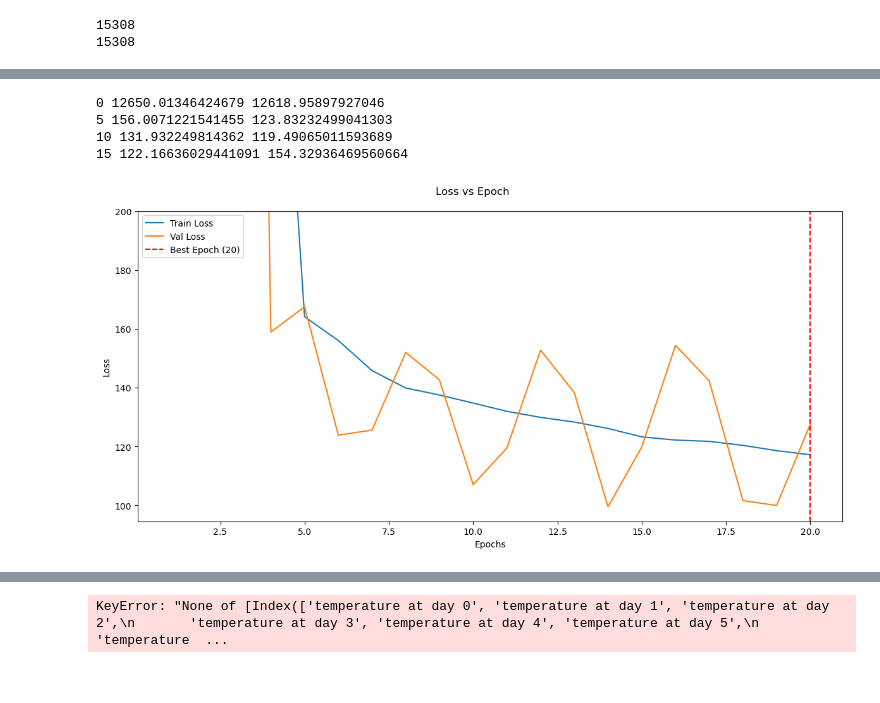
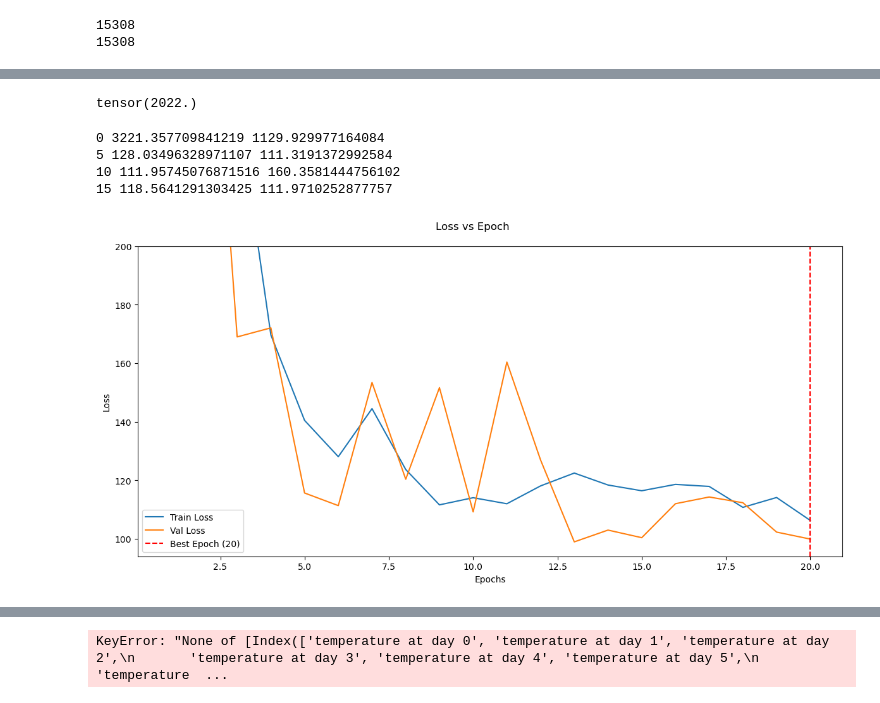
Before and after one commit to MartinP556/ML_algorithms, a Jupyter notebook: CCNN.ipynb, the cells around one changed output, grey strips where cells are left out. Saved outputs shown, nothing was run; the diff lists cells and outputs as text; code cells hidden in the pictures.

```diff
--- a/CCNN.ipynb
+++ b/CCNN.ipynb
@@ -547,3 +1067,31 @@ for var_ind, ds_new in enumerate([ds_tp_DE, ds_ssrd_DE, ds_tmax_DE, ds_tmin_DE])
     variable_name = ['tp', 'ssrd', 't2max', 't2min'][var_ind]
     ds_new = ds_new.rename(columns={'Referenzjahr': 'year'})
     ds_inputs_DE = pd.merge(ds_inputs_DE, ds_new[['Stations_id', 'year'] + [f'{variable_name} at day {n}' for n in range(300)]], on=['Stations_id', 'year'])
+# %%
+ds_inputs_SSA = pd.read_csv('C:\\Users\\wlwc1989\\Documents\\Phenology_Test_Notebooks\\phenology_dwd\\results_for_comparing\\saved_ML_datasets\\SSA_ML_ERA5_1999_2008.csv')
+#ds_inputs_SSA.loc[:, [f'temperature at day {n}' for n in range(200)]] = modelling_fctns.Wang_Engel_Temp_response(ds_inputs_SSA.loc[:, [f'temperature at day {n}' for n in range(200)]], 7, 28, 42)
+ds_inputs_SSA=ds_inputs_SSA.rename(columns={'Referenzjahr':'year'})
+print(len(ds_inputs_SSA))
+ds_inputs_SSA = ds_inputs_SSA.dropna(how='all')
+print(len(ds_inputs_SSA))
+ds_inputs_SSA = ds_inputs_SSA.loc[ds_inputs_SSA['observed time to beginning of flowering'] < 140]
+skip = 1
+numsteps = int(163 // skip)
+new_series = []
+for variable_name in ['t2m', 'photoperiod', 'vpd']: #, 'ssrd', 'tp', 't2max', 't2min'
+    data = ds_inputs_SSA[[f'{variable_name} at day {skip*n}' for n in range(numsteps)]].values
+    if variable_name != 't2m' and variable_name != 'photoperiod':
+        scaler = StandardScaler()
+        scaler.fit(data)
+        data = scaler.transform(data)
+    new_variable_series = torch.Tensor(data)
+    new_series.append(new_variable_series)
+
+day_series_SSA = torch.Tensor([[(skip*n)/10 for n in range(numsteps)] for count in range(len(ds_inputs_SSA))])
+year_series_SSA = torch.Tensor([ds_inputs_SSA['year'] for count in range(numsteps)]).T
+id_series_SSA = torch.Tensor([ds_inputs_SSA['Stations_id'] for count in range(numsteps)]).T
+temp_NDVI_series_SSA = torch.swapaxes(torch.stack((*new_series, day_series_SSA, year_series_SSA, id_series_SSA)), 0, 1)
+ds_inputs_SSA.loc[:, [f'DTF at day {n}' for n in range(193)]] = np.tile(ds_inputs_SSA['observed time to beginning of flowering'].values, (193, 1)).T - np.tile(np.arange(0, 193), (len(ds_inputs_SSA),1))
+#NDVI_labels_SSA = torch.Tensor(ds_inputs_SSA[[f'dev stage at day {skip*n}' for n in range(numsteps)]].astype('int64').values) #torch.Tensor(ds_inputs_SSA['observed time to beginning of flowering'].astype('int64').values)
+NDVI_labels_SSA = 100 - torch.Tensor(ds_inputs_SSA[[f'DTF at day {skip*n}' for n in range(numsteps)]].astype('int64').values) #torch.Tensor(ds_inputs_SSA['observed time to beginning of flowering'].astype('int64').values)
+#NDVI_labels_SSA = torch.Tensor(ds_inputs_SSA[[f'DTF at day {0}' for n in range(numsteps)]].astype('int64').values)
@@ -555,6 +1106,7 @@ print(len(ds_inputs_DE))
 ds_inputs_DE = ds_inputs_DE.dropna(how='all')
 print(len(ds_inputs_DE))
 ds_inputs_DE = ds_inputs_DE.loc[ds_inputs_DE['observed time to beginning of flowering'] < 140]
+ds_inputs_DE = ds_inputs_DE.loc[ds_inputs_DE['observed time to beginning of flowering'] > 40]
 skip = 1
 numsteps = int(163 // skip)
 new_series = []
@@ -581,45 +1150,50 @@ NDVI_labels_DE = 100 - torch.Tensor(ds_inputs_DE[[f'DTF at day {skip*n}' for n i
+# %%
+temp_NDVI_series_DE[:, -2, 0].max()
+# %% [output]
+tensor(2022.)
 # %%
 bs = 500
 n_channels = 4
 #temp_NDVI_series_DE = torch.swapaxes(torch.stack((temp_series_DE, photoperiod_series_DE)), 0, 1)#, NDVI_series_DE
 #temp_NDVI_series_DE = torch.swapaxes(temp_NDVI_series_DE, 2, 1)
-train_dl, val_dl = train_test_dl_from_tensors(temp_NDVI_series_DE, NDVI_labels_DE, bs = bs, n_channels = n_channels, train_proportion=0.8)
+#train_dl, val_dl = train_test_dl_from_tensors(temp_NDVI_series_DE, NDVI_labels_DE, bs = bs, n_channels = n_channels, train_proportion=0.8)
+train_dl, val_dl = train_test_dl_by_year(temp_NDVI_series_DE, NDVI_labels_DE, test_years = [2022, 2023, 2024], year_column = -2, bs = bs, n_channels = n_channels, train_proportion=0.8)
 #train_dl, val_dl = augment_tensor(features, labels, max_shift = 50, noise_magnitude = 0.1, scale_magnitude = 0.5, num_augs = 12)
 
 input_dim = n_channels # Example: 100-dimensional word embeddings
-hidden_dim = 32
-num_layers = 3
+hidden_dim = 32 #8 for SSA
+num_layers = 3 #2 for SSA
 output_dim = 1  # Example: 5 classes
 
 
-save_name = 'CCNN_expanded_KG'
+save_name = 'CCNN_KG_DE_pre_2022'
 
 bce = True
 CNN = True
 MMD = False
 regression=True
 KG=True
-KG_vpd = True
-
+KG_vpd = False
+(input_dim, hidden_dim, num_layers, output_dim, KG, MMD, regression, KG_vpd)
 model = Causal_CNN_Classifier_KG(input_dim, hidden_dim, num_layers, output_dim, KG = KG, MMD=MMD, regression=regression, KG_vpd=KG_vpd)#, target_features=temp_NDVI_series_SSA)
 #for param in [model.p0, model.u0, model.u1, model.u2, model.u3]:#[model.u2]: #
 #    param.requires_grad = False
 
 # Loss function and optimizer
 MSE_weights = torch.Tensor(1 - 0.5*((np.arange(0, 1.63, 0.01) - 1.2)**2))/torch.mean(torch.Tensor(1 - 0.5*((np.arange(0, 1.63, 0.01) - 1.2)**2)))
 #print(MSE_weights)
 criterion = weighted_MSELoss(weights = MSE_weights) #nn.NLLLoss()  # For multi-class classification
 #criterion = nn.BCELoss()
 MMD_loss = MMDLoss(weight=0.01)
 optimizer = torch.optim.Adam(model.parameters(), lr=0.001)#, weight_decay = 0.001)
 #optimizer = torch.optim.SGD(model.parameters(), lr=0.5)
 
 epochs = 20
-torch.autograd.set_detect_anomaly(False)
+#torch.autograd.set_detect_anomaly(False)
 fit(epochs, model, criterion, optimizer, train_dl, val_dl, save_name = save_name, CNN = CNN, bce=bce, MMD=MMD, MMD_loss=MMD_loss)
 # %% [output]
-0 12650.01346424679 12618.95897927046
-5 156.0071221541455 123.83232499041303
-10 131.932249814362 119.49065011593689
-15 122.16636029441091 154.32936469560664
+0 3221.357709841219 1129.929977164084
+5 128.03496328971107 111.3191372992584
+10 111.95745076871516 160.3581444756102
+15 118.5641291303425 111.9710252877757
-[figure, old version]
+[figure, new version]
```
Also changed, not shown: parts of 79 cells of this notebook, 8 other files.
